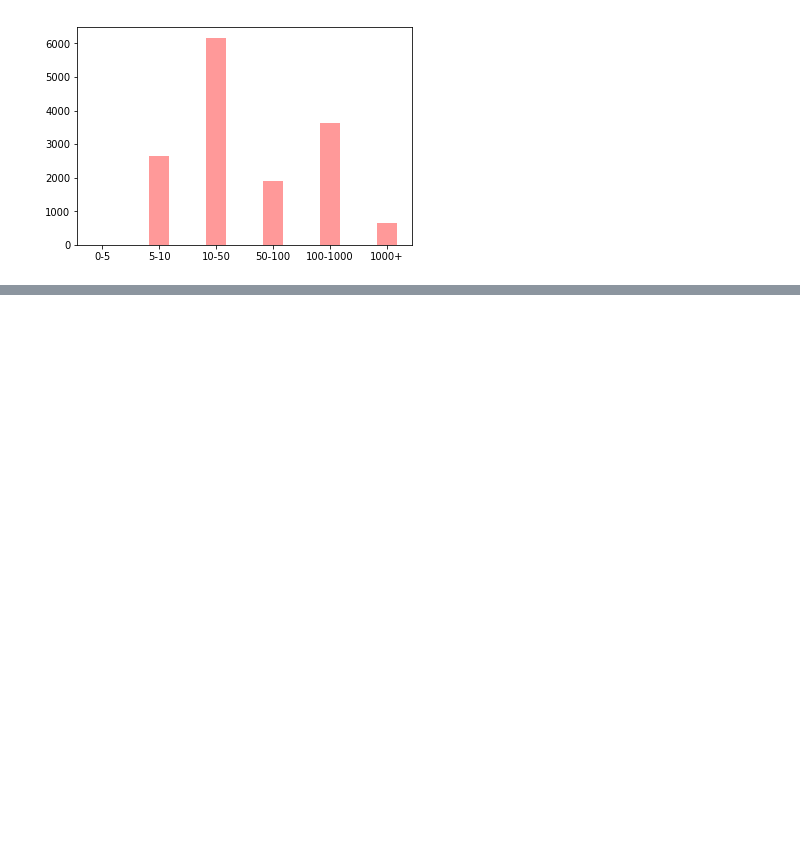
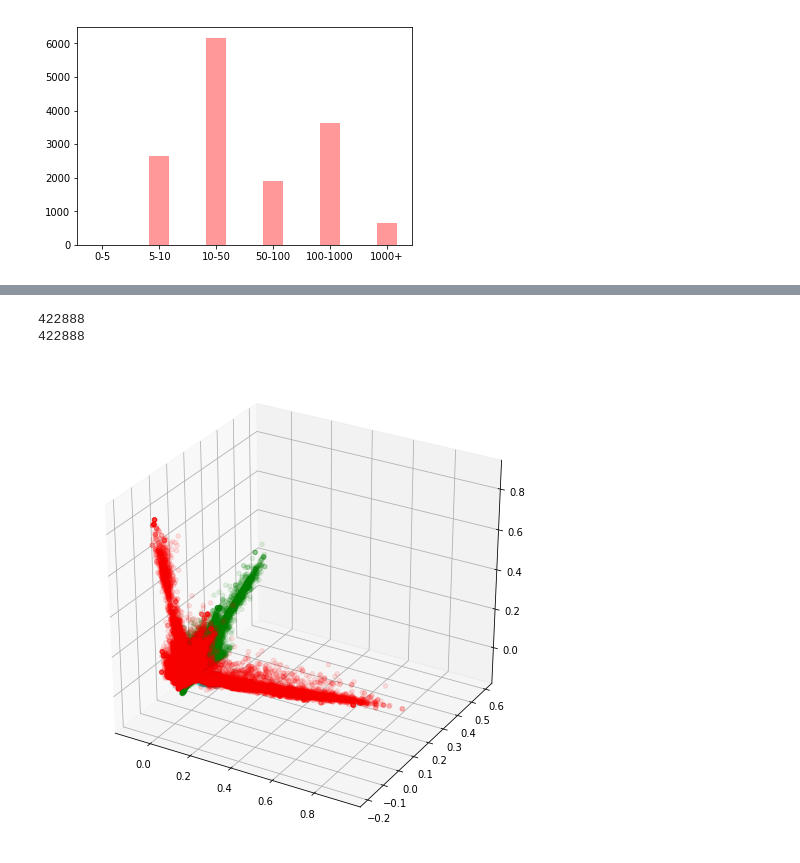
Before and after one commit to michelgawron/TensorExperiments, a Jupyter notebook: news_aggregator_exploration.ipynb, the cells around one changed output, grey strips where cells are left out. Drawn from its saved outputs; the diff is of its cells as text; code cells hidden in the pictures; blank space fills up the shorter version.

```diff
--- a/news_aggregator_exploration.ipynb
+++ b/news_aggregator_exploration.ipynb
@@ -154,0 +191,46 @@ with open("lists/title/full_corpus.txt", "rb") as fp:
+# %%
+"""
+Let's plot our data to see if some clusters appear
+"""
+import pandas as pd
+from sklearn.decomposition import PCA
+
+# Categories as stored in the database
+categories={1: 't', 2: 'e', 3: 'm', 4: 'b'}
+
+# Plot colours
+colors = ['b', 'g', 'r', 'c', 'm', 'y']
+
+# Reading csv vectors and extracting categories and values (we do not take samples for now)
+data = pd.read_csv("csv_vectors/docvec.csv")
+
+# Dropping row containing NaN values
+data = data.dropna(axis=0)
+
+# loc and iloc functions below help us access data using either integer or string indexes
+# Getting labels using index
+y = np.array(data.loc[:, 'label'])
+
+# Getting datas
+X = data.iloc[:, 1:]
+
+print(len(y))
+print(len(X))
+
+# Reducing th dimension of our vector
+pca = PCA(n_components=3)
+transform = pca.fit(X).transform(X)
+
+# Transforming it into a pandas dataframe
+transform = pd.DataFrame(transform)
+
+# Plotting it after categorizing it
+fig = plt.figure(figsize=(9, 8.5))
+ax = fig.add_subplot(111, projection='3d')
+for i in range(1, 4):
+    ax.scatter(transform[y == i][0], transform[y == i][1], transform[y == i][2], alpha=0.1, color=colors[i])
+plt.show()
+# %% [output]
+422888
+422888
+[figure, added]
```
Also changed, not shown: parts of 3 cells of this notebook, 6 other files.
